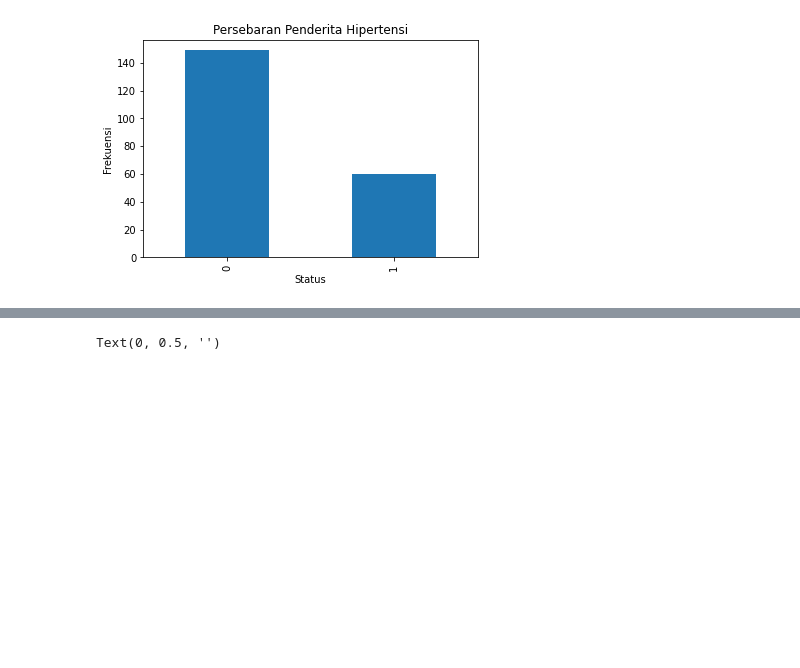
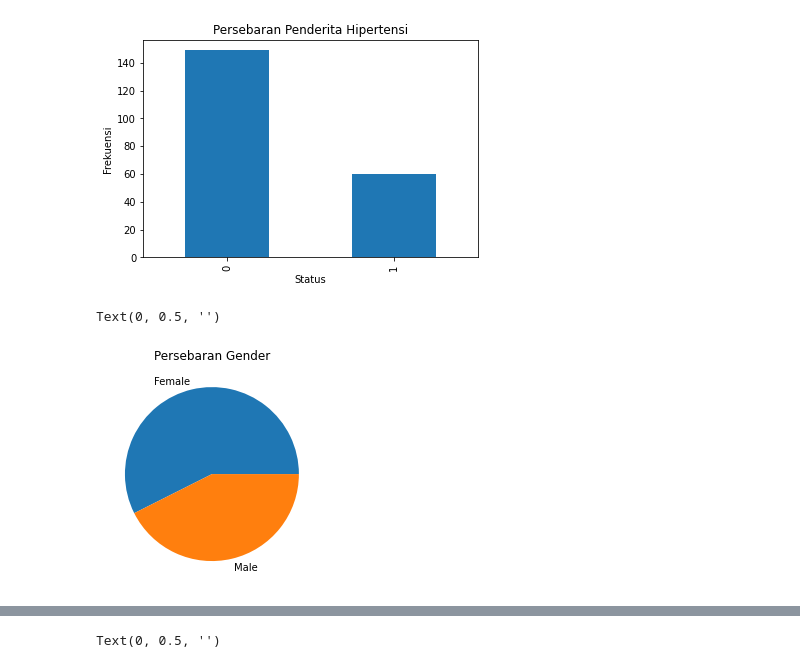
Before and after one commit to yukiao/Pengantar-Penambangan-Data, a Jupyter notebook: Silverius Sony Lembang-H071191002.ipynb, the cells around one changed output, grey strips where cells are left out. Cells and saved outputs as stored; diff of their text form; code cells hidden in the pictures; blank space fills up the shorter version.

```diff
--- a/Silverius_Sony_Lembang_H071191002.ipynb
+++ b/Silverius Sony Lembang-H071191002.ipynb
@@ -117,3 +85,9 @@ df_stroke_disease['hypertension'].value_counts().plot(kind="bar", xlabel="Status
 # %% [output]
 <matplotlib.axes._subplots.AxesSubplot at 0x...>
 [figure]
+# %%
+ax = df_stroke_disease['gender'].value_counts().plot(kind="pie", title="Persebaran Gender")
+ax.set_ylabel("")
+# %% [output]
+Text(0, 0.5, '')
+[figure, added]
```
Also changed, not shown: parts of 13 cells of this notebook.
